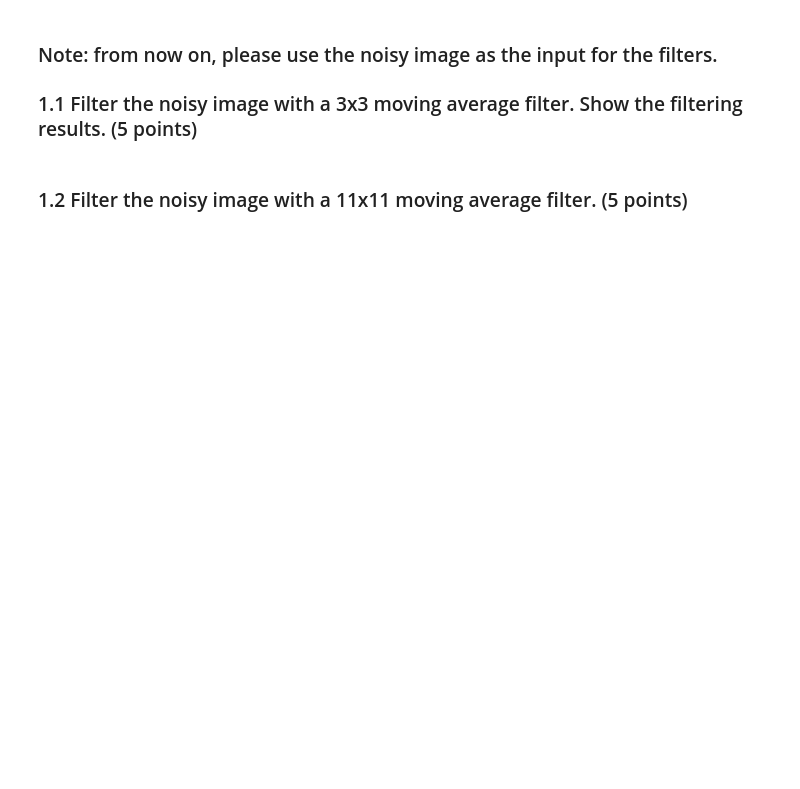
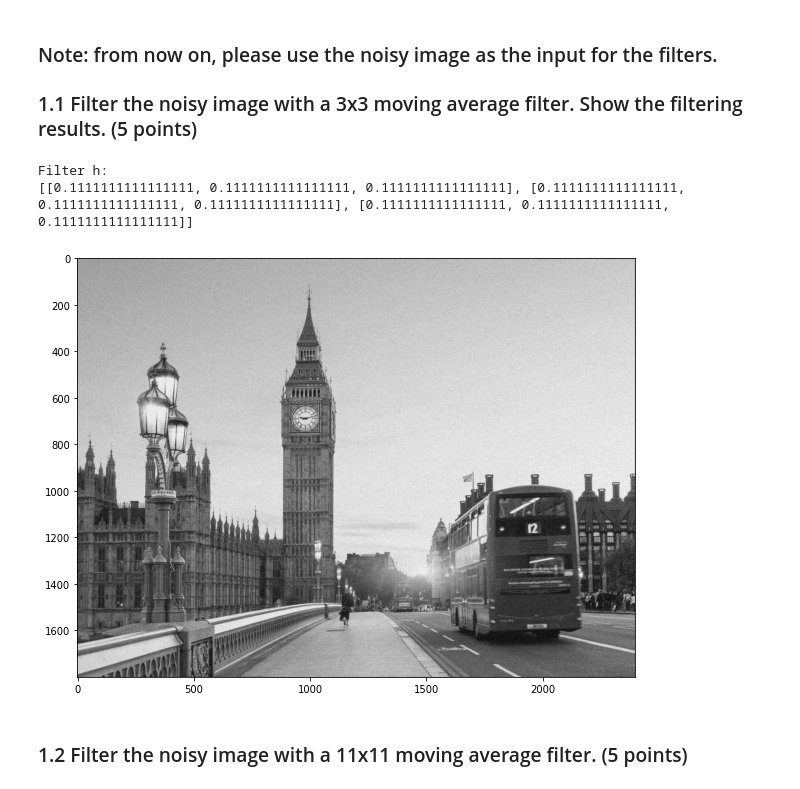
Before and after one commit to olly-larkin/Computer_Vision_2021, a Jupyter notebook: coursework_01/coursework_01.ipynb, the cells around one changed output. Drawn from its saved outputs; the diff is of its cells as text; code cells hidden in the pictures; blank space fills up the shorter version.

```diff
--- a/coursework_01/coursework_01.ipynb
+++ b/coursework_01/coursework_01.ipynb
@@ -51,18 +56,22 @@ plt.gcf().set_size_inches(10, 8)
 ### 1.1 Filter the noisy image with a 3x3 moving average filter. Show the filtering results. (5 points)
 # %%
 # Design the filter h
-h = ...
+h = [[1.0/9.0 for i in range(3)] for j in range(3)]
 
 # Convolve the corrupted image with h using scipy.signal.convolve2d function
-image_filtered = ...
+image_filtered = scipy.signal.convolve2d(image_noisy, h, mode="same")
 
 # Print the filter (provided)
 print('Filter h:')
 print(h)
 
 # Display the filtering result (provided)
 plt.imshow(image_filtered, cmap='gray')
 plt.gcf().set_size_inches(10, 8)
+# %% [output]
+Filter h:
+[[0.1111111111111111, 0.1111111111111111, 0.1111111111111111], [0.1111111111111111, 0.1111111111111111, 0.1111111111111111], [0.1111111111111111, 0.1111111111111111, 0.1111111111111111]]
+[figure, added]
 # %% [markdown]
 ### 1.2 Filter the noisy image with a 11x11 moving average filter. (5 points)
 # %%
```
Also changed, not shown: parts of 15 cells of this notebook, 1 other file.
